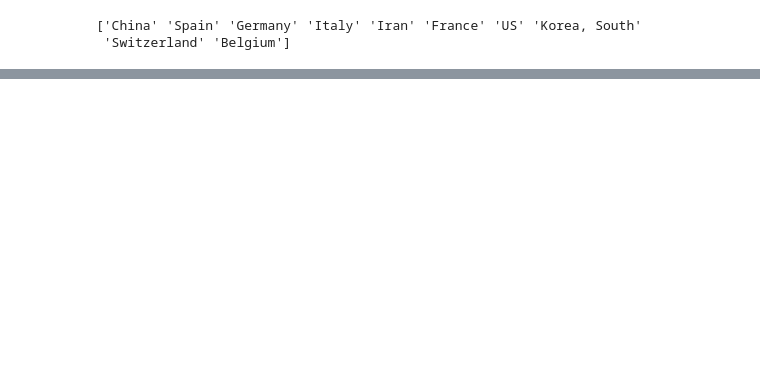
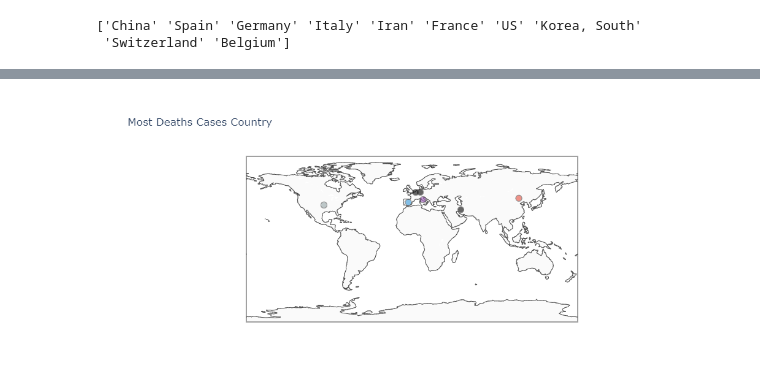
Before and after one commit to abhishekdana1999/COVIDANALYSIS-PYTHON, a Jupyter notebook: COVID ANALYSIS.ipynb, the cells around one changed output, grey strips where cells are left out. Drawn from its saved outputs; the diff is of its cells as text; code cells hidden in the pictures; blank space fills up the shorter version.

```diff
--- a/COVID ANALYSIS.ipynb
+++ b/COVID ANALYSIS.ipynb
@@ -259,0 +253,42 @@ plt.show()
+# %%
+long , lat = dcs['Long'], dcs['Lat']
+countrynames = dcs['Country/Region']
+
+colors = ["#9b59b6", "#3498db", "#95a5a6", "#e74c3c", "#34495e", "#2ecc71"]
+# %%
+fig = go.Figure(data=go.Scattergeo(
+        lon = long,
+        lat = lat,
+        text = countrynames,
+        mode = 'markers',
+        marker = dict(
+            size = 10,
+            opacity = 0.6,
+            reversescale = True,
+            autocolorscale = False,
+            symbol = 'circle',
+            line = dict(
+                width=1,
+                color='rgba(255, 102, 255)'
+            ),
+            colorscale = colors,
+            cmin = 0,
+            color = colors,
+
+        )))
+
+fig.update_layout(
+        title = 'Most Deaths Cases Country',
+        geo = dict(
+            showland = True,
+            landcolor = "rgb(250, 250, 250)",
+            subunitcolor = "rgb(217, 217, 217)",
+            countrycolor = "rgb(217, 217, 217)",
+            countrywidth = 0.5,
+            subunitwidth = 0.5
+        )
+
+    )
+fig.show()
+# %% [output]
+[figure, added]
```
Also changed, not shown: parts of 20 cells of this notebook, 3 other files.
